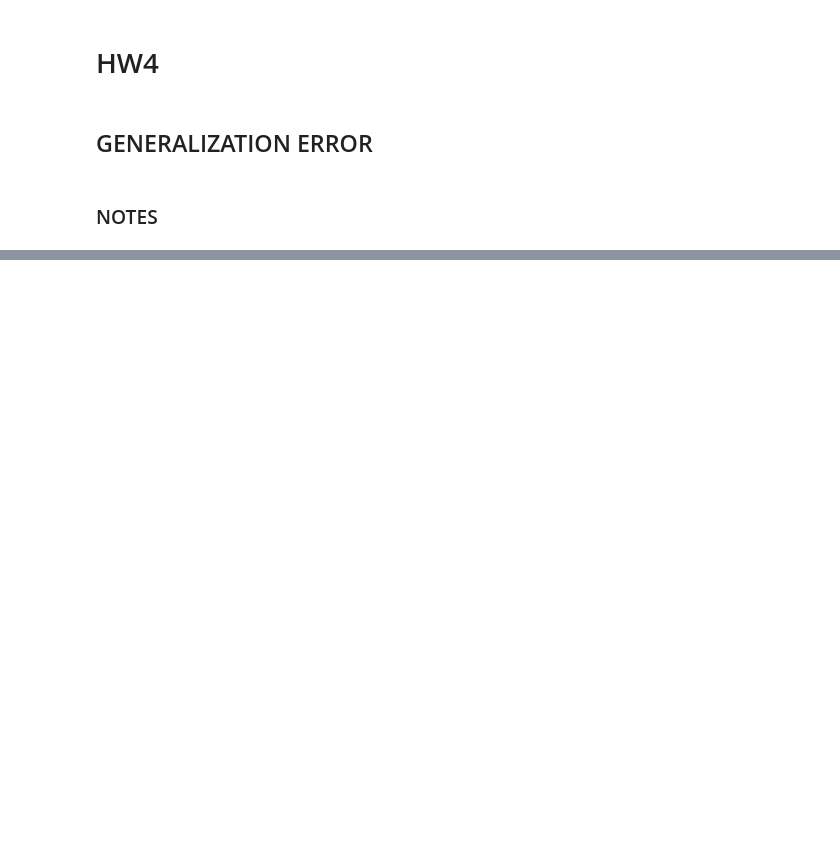
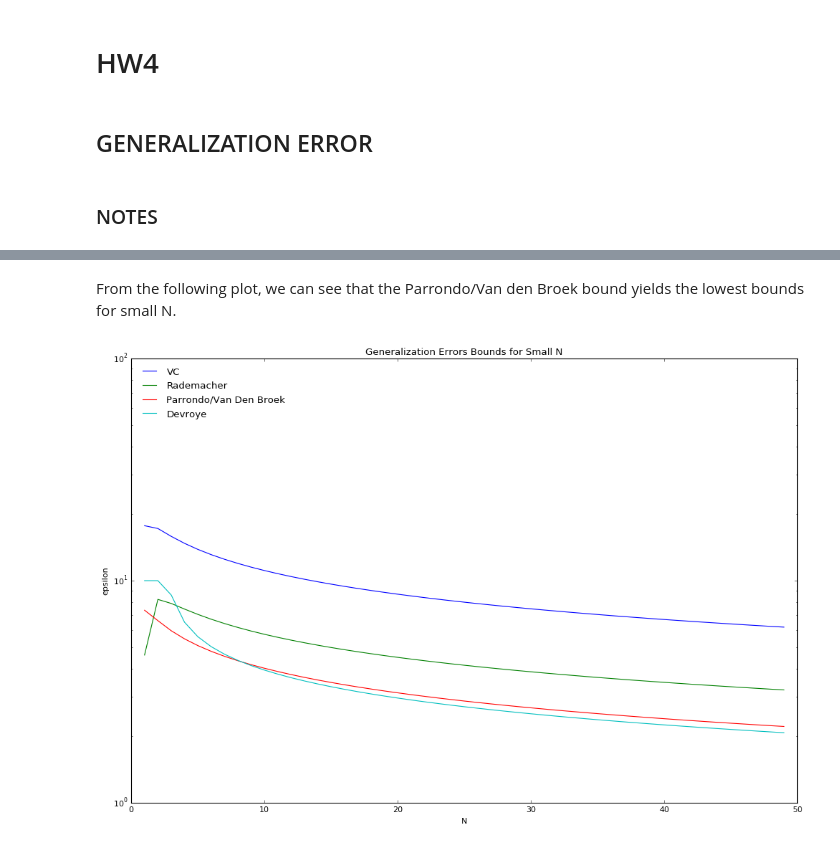
Before and after one commit to YizheS/cs156-learning-from-data-hw, a Jupyter notebook: hw4.ipynb, the cells around one changed output, grey strips where cells are left out. Saved outputs shown, nothing was run; the diff lists cells and outputs as text; code cells hidden in the pictures; blank space fills up the shorter version.

```diff
--- a/hw4.ipynb
+++ b/hw4.ipynb
@@ -36,0 +127,28 @@ Now we wish to compare bounds on generalization error &epsilon; holding with pro
+# %% [markdown]
+From the following plot, we can see that the Parrondo/Van den Broek bound yields the lowest bounds for small N.
+# %%
+prob3 = {}
+prob3["N"] = np.arange(1,50, 1)
+prob3["vc"] = vc_vec(prob3["N"])
+prob3["rad"] = rademacher_vec(prob3["N"])
+prob3["par"] = parrondo_vec(prob3["N"])
+prob3["dev"] = devroye_vec(prob3["N"])
+
+prob3["plot"] = plt.figure(figsize=(15,10), dpi=80)
+prob3["ax"] = prob3["plot"].add_subplot(111)
+prob3["ax"].set_title("Generalization Errors Bounds for Small N")
+prob3["ax"].set_xlabel("N")
+prob3["ax"].set_ylabel("epsilon")
+prob3["ax"].set_yscale("log", basey=10)
+
+
+prob3["ax"].plot(prob3["N"], prob3["vc"], label="VC")
+prob3["ax"].plot(prob3["N"], prob3["rad"], label="Rademacher")
+prob3["ax"].plot(prob3["N"], prob3["par"], label="Parrondo/Van Den Broek")
+prob3["ax"].plot(prob3["N"], prob3["dev"], label = "Devroye")
+
+prob3["ax"].legend(loc='upper left', frameon=False)
+
+plt.show()
+# %% [output]
+[figure, added]
```
Also changed, not shown: parts of 4 cells of this notebook, 1 other file.
